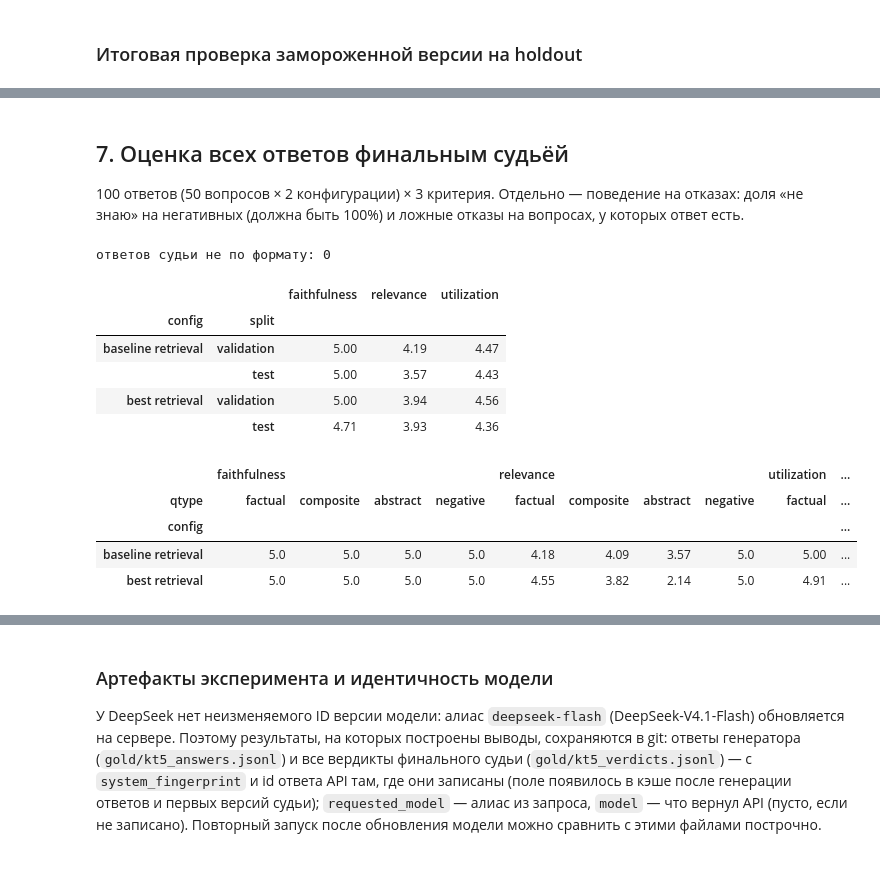
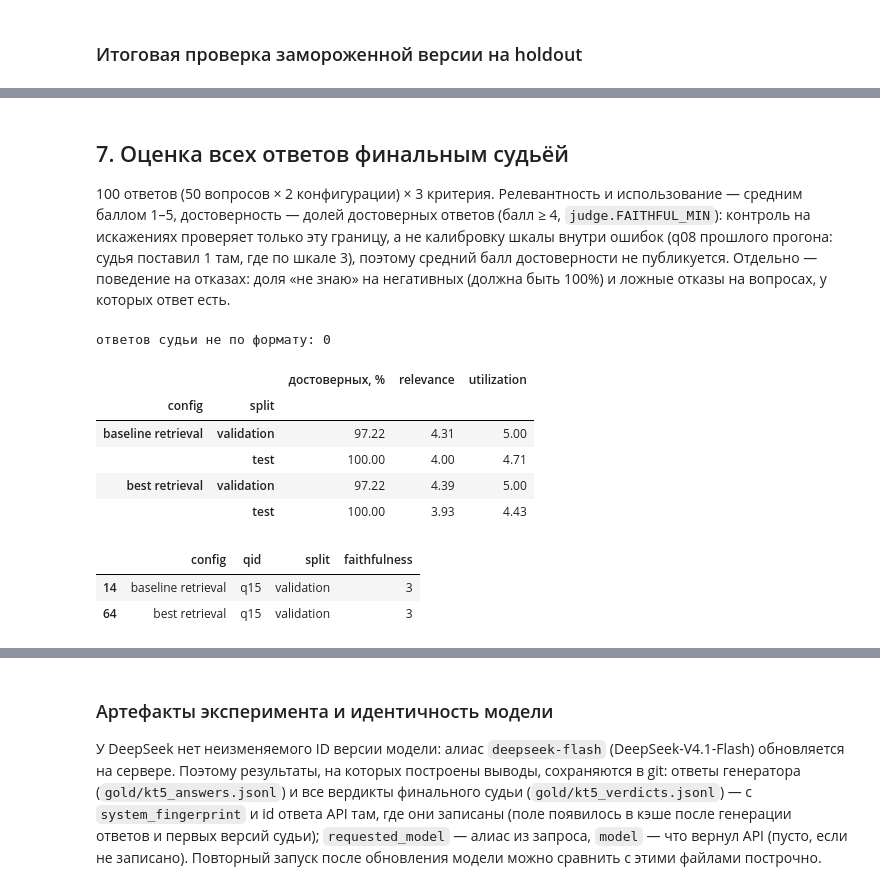
Before and after one commit to dftpnd/gigaschool-rag, a Jupyter notebook: notebooks/kt5_generation.ipynb, the cells around one changed output, grey strips where cells are left out. Saved outputs shown, nothing was run; the diff lists cells and outputs as text; code cells hidden in the pictures.

Commit message:
docs(kt5): свежий прогон с судьёй v5, kappa на holdout, бинарная достоверность

```diff
--- a/notebooks/kt5_generation.ipynb
+++ b/notebooks/kt5_generation.ipynb
@@ -48,8 +48,12 @@ DATA = ROOT / "data"
 rows, CORPUS_SHA = read_jsonl(DATA / "corpus.jsonl")
 items = load_gold(ROOT / "gold" / "gold.jsonl")
 cache = CacheStore(DATA / "cache" / "kt4", CORPUS_SHA)  # чанки и векторы — те же, что в КТ 4
-chat = CachedChat(OpenAIChat.from_env(ROOT / ".env", PROVIDER, PROVIDER_BASE_URL), DATA / "llm_cache")
-repeat_chat = CachedChat(chat.client, DATA / "llm_cache" / "kt5_repeat")  # второй прогон судьи — заново
+client = OpenAIChat.from_env(ROOT / ".env", PROVIDER, PROVIDER_BASE_URL)
+rerank_chat = CachedChat(client, DATA / "llm_cache")  # реранкер best retrieval — те же ответы, что в КТ 4
+# Генерация и судья КТ 5 — в своём кэше: все ответы получены одним прогоном и хранят идентичность модели
+# (model, system_fingerprint, id ответа API); второй прогон судьи для детерминизма — в отдельном кэше.
+chat = CachedChat(client, DATA / "llm_cache" / "kt5")
+repeat_chat = CachedChat(client, DATA / "llm_cache" / "kt5" / "repeat")
 
 tokenizer = tokens.load_tokenizer(baseline.EMBEDDER.name, baseline.EMBEDDER.revision)
 corpus = baseline.build_corpus(tuple(Document(**r) for r in rows), tokenizer, cache)
@@ -80,7 +84,7 @@ BASELINE, BEST = "baseline retrieval", "best retrieval"
 LLM_POOL = 20
 pipelines = {BASELINE: Pipeline(retriever, encode_queries),
              BEST: Pipeline(retriever, encode_queries,
-                            rerank=ListwiseLlmReranker(chat, passages, LLM_POOL, GRADES_PROMPT))}
+                            rerank=ListwiseLlmReranker(rerank_chat, passages, LLM_POOL, GRADES_PROMPT))}
 traces = {name: run_all(p, gold_queries, patch_masks) for name, p in pipelines.items()}
 contexts = {name: {qid: [doc for doc, _ in t.ranking[:generation.CONTEXT_K]] for qid, t in runs.items()}
             for name, runs in traces.items()}
@@ -258,11 +280,13 @@ v4                   0          1            3
 
 Контроль строится на dev (подбор версии) и отдельно на holdout (проверка замороженной версии).
 # %%
-human = annotation.read_labels(ROOT / "gold" / "kt5_human_labels.json")
-human_pass1 = annotation.read_labels(ROOT / "gold" / "kt5_human_labels_pass1.json")
-human_holdout = annotation.read_labels(ROOT / "gold" / "kt5_human_labels_holdout.json")
-assert all(annotation.is_complete(human, r["id"]) for r in annotation_records), "разметка dev неполная"
-assert all(annotation.is_complete(human_holdout, r["id"]) for r in holdout_records), "разметка holdout неполная"
+# только оценки, сделанные для текущего содержимого ответа (хэш совпадает); неполная разметка останавливает расчёт
+human = annotation.valid_labels(annotation.read_labels(ROOT / "gold" / "kt5_labels_dev.json"), annotation_records)
+human_holdout = annotation.valid_labels(annotation.read_labels(ROOT / "gold" / "kt5_labels_holdout.json"),
+                                        holdout_records)
+for name, labels, records in (("dev", human, annotation_records), ("holdout", human_holdout, holdout_records)):
+    missing = [r["id"] for r in records if set(labels.get(r["id"], {})) != set(judge.CRITERIA)]
+    assert not missing, f"разметка {name} неполная или сделана для другого текста: {missing}"
 ORIGINAL, SWAPPED, CLAIMED = "исходный", "число заменено", "добавлен факт"
 
 
@@ -271,7 +295,7 @@ def control_cases(keys, labels) -> dict:
     rng = random.Random(42)
     cases = {}
     for key in keys:
-        if is_abstention(answers[key]) or labels[f"{key[0]}|{key[1]}"]["faithfulness"] < 4:
+        if is_abstention(answers[key]) or labels[f"{key[0]}|{key[1]}"]["faithfulness"] < judge.FAITHFUL_MIN:
             continue
         variants = {ORIGINAL: answers[key], SWAPPED: perturbation.swap_value(answers[key], context_of(key), rng),
                     CLAIMED: perturbation.add_invented_claim(answers[key], context_of(key), rng)}
@@ -338,11 +360,10 @@ def closeness(verdicts, labels, keys, tolerance: int) -> dict[str, float]:
     return {c: share(c) for c in judge.CRITERIA}
 
 
-kappas = pd.DataFrame({(f"v{version}", source): {c: kappa(first, labels, c, annotation_keys) for c in judge.CRITERIA}
-                       for version, (first, _) in runs.items()
-                       for source, labels in (("проход 2", human), ("проход 1", human_pass1))}).T
-selection = pd.DataFrame({f"v{v}": {"κ relevance": kappas.loc[(f"v{v}", "проход 2"), "relevance"],
-                                    "κ utilization": kappas.loc[(f"v{v}", "проход 2"), "utilization"],
+kappas = pd.DataFrame({f"v{version}": {c: kappa(first, human, c, annotation_keys) for c in judge.CRITERIA}
+                       for version, (first, _) in runs.items()}).T
+selection = pd.DataFrame({f"v{v}": {"κ relevance": kappas.loc[f"v{v}", "relevance"],
+                                    "κ utilization": kappas.loc[f"v{v}", "utilization"],
                                     "κ faithfulness (контроль)": control_summary(
                                         control_dev, control_dev_scores[v])["κ (метка, балл ≤ 3)"]}
                           for v in judge.PROMPTS}).T
@@ -420,26 +443,31 @@ for criterion in judge.CRITERIA:  # матрица «человек × судь
 # %% [markdown]
 ## 7. Оценка всех ответов финальным судьёй
 
-100 ответов (50 вопросов × 2 конфигурации) × 3 критерия. Отдельно — поведение на отказах: доля «не знаю»
+100 ответов (50 вопросов × 2 конфигурации) × 3 критерия. Релевантность и использование — средним баллом 1–5,
+достоверность — долей достоверных ответов (балл ≥ 4, `judge.FAITHFUL_MIN`): контроль на искажениях проверяет
+только эту границу, а не калибровку шкалы внутри ошибок (q08 прошлого прогона: судья поставил 1 там, где по
+шкале 3), поэтому средний балл достоверности не публикуется. Отдельно — поведение на отказах: доля «не знаю»
 на негативных (должна быть 100%) и ложные отказы на вопросах, у которых ответ есть.
 # %%
 all_cases = {key: (gold_queries[key[1]], context_of(key), answers[key]) for key in answer_keys}
 final = judge.judge_answers(chat, all_cases, JUDGE_VERSION)
 judged = answer_table.assign(**{c: [final[(c, key)].score for key in answer_keys] for c in judge.CRITERIA})
 print("ответов судьи не по формату:", int(judged[list(judge.CRITERIA)].isna().sum().sum()))
-display(judged.groupby(["config", "split"], sort=False)[list(judge.CRITERIA)].mean().round(2))
-judged[judged["split"] == "validation"].pivot_table(index="config", columns="qtype", values=list(judge.CRITERIA),
+FAITHFUL = "достоверных, %"
+judged[FAITHFUL] = 100 * (judged["faithfulness"] >= judge.FAITHFUL_MIN)
+GENERATION_METRICS = [FAITHFUL, *judge.SCALED]
+display(judged.groupby(["config", "split"], sort=False)[GENERATION_METRICS].mean().round(2))
+display(judged[judged["faithfulness"] < judge.FAITHFUL_MIN][["config", "qid", "split", "faithfulness"]])
+judged[judged["split"] == "validation"].pivot_table(index="config", columns="qtype", values=GENERATION_METRICS,
                                                     sort=False).round(2)
 # %% [output]
 ответов судьи не по формату: 0
-|  |  | faithfulness | relevance | utilization |
+|  |  | достоверных, % | relevance | utilization |
 | config | split |  |  |  |
-| baseline retrieval | validation | 5.00 | 4.19 | 4.47 |
-|  | test | 5.00 | 3.57 | 4.43 |
-| best retrieval | validation | 5.00 | 3.94 | 4.56 |
-|  | test | 4.71 | 3.93 | 4.36 |
+| baseline retrieval | validation | 97.22 | 4.31 | 5.00 |
+|  | test | 100.00 | 4.00 | 4.71 |
+| best retrieval | validation | 97.22 | 4.39 | 5.00 |
+|  | test | 100.00 | 3.93 | 4.43 |
-|  | faithfulness |  |  |  | relevance |  |  |  | utilization | ... |
-| qtype | factual | composite | abstract | negative | factual | composite | abstract | negative | factual | ... |
-| config |  |  |  |  |  |  |  |  |  | ... |
-| baseline retrieval | 5.0 | 5.0 | 5.0 | 5.0 | 4.18 | 4.09 | 3.57 | 5.0 | 5.00 | ... |
-| best retrieval | 5.0 | 5.0 | 5.0 | 5.0 | 4.55 | 3.82 | 2.14 | 5.0 | 4.91 | ... |
+|  | config | qid | split | faithfulness |
+| 14 | baseline retrieval | q15 | validation | 3 |
+| 64 | best retrieval | q15 | validation | 3 |
```
Also changed, not shown: parts of 20 cells of this notebook, 4 other files.
